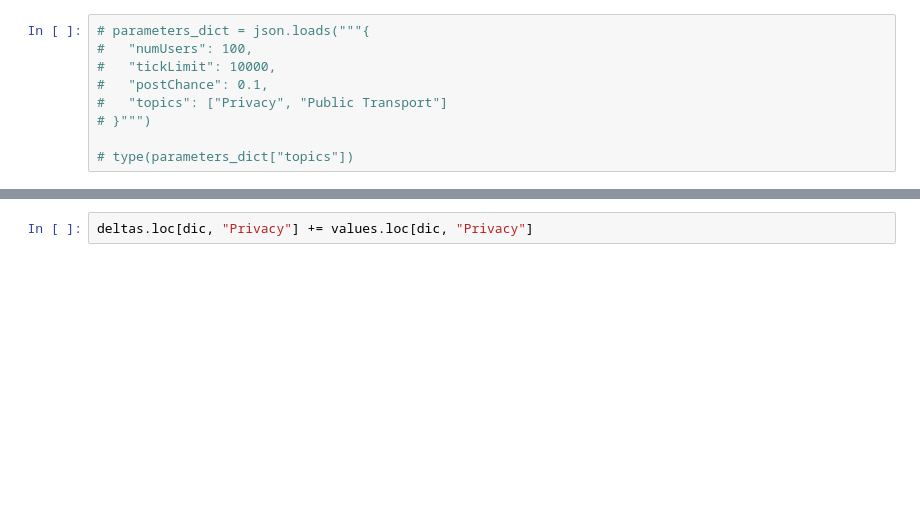
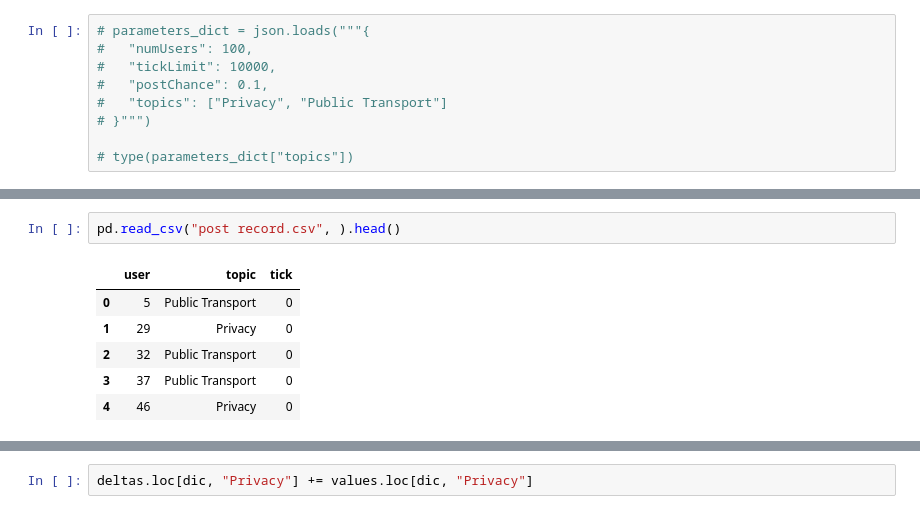
Before and after one commit to rcgonzalez9061/AIPSimulation-Python, a Jupyter notebook: test.ipynb, the cells around one changed output, grey strips where cells are left out. Saved outputs shown, nothing was run; the diff lists cells and outputs as text; blank space fills up the shorter version.

```diff
--- a/test.ipynb
+++ b/test.ipynb
@@ -19,0 +45,9 @@ import Simulation
+# %%
+pd.read_csv("post record.csv", ).head()
+# %% [output]
+|  | user | topic | tick |
+| 0 | 5 | Public Transport | 0 |
+| 1 | 29 | Privacy | 0 |
+| 2 | 32 | Public Transport | 0 |
+| 3 | 37 | Public Transport | 0 |
+| 4 | 46 | Privacy | 0 |
```
Also changed, not shown: parts of 22 cells of this notebook, 2 other files.
